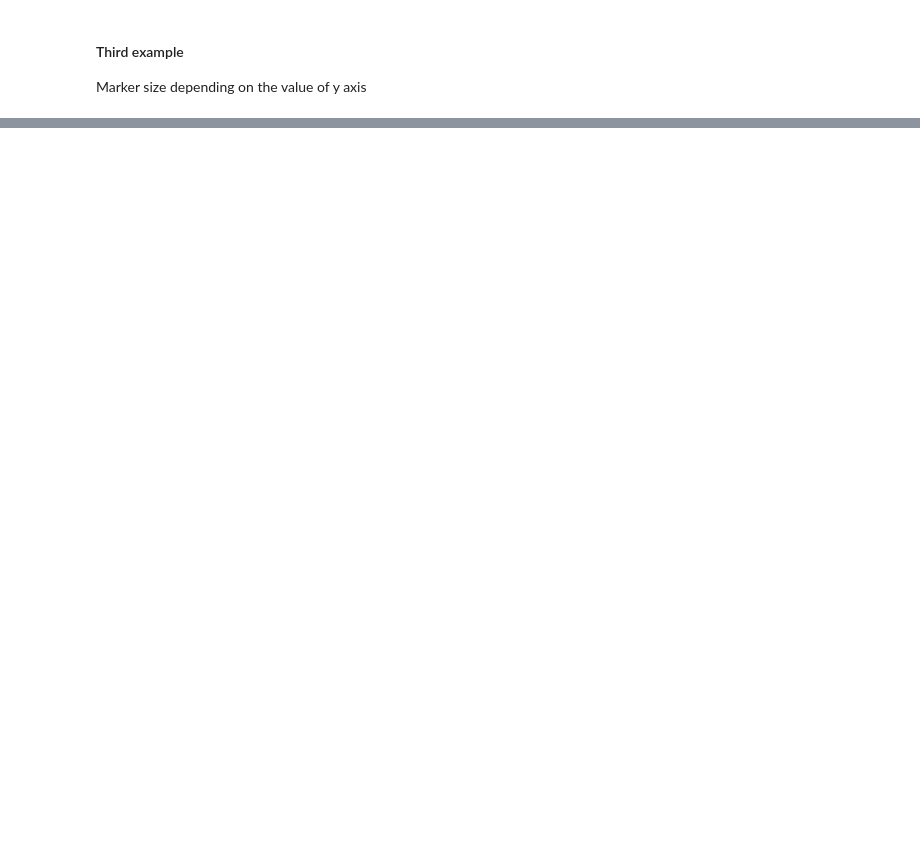
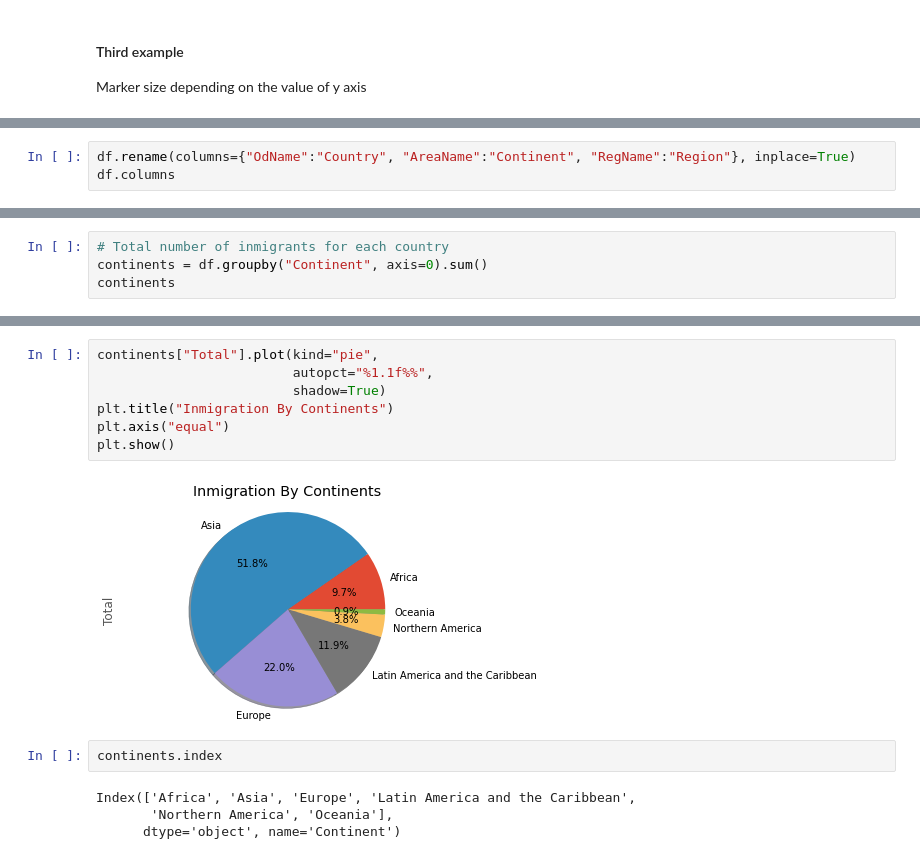
Before and after one commit to abelbg/S04T01-Visualitzacio_Exploratoria, a Jupyter notebook: Matplotlib notes.ipynb, the cells around one changed output, grey strips where cells are left out. Saved outputs shown, nothing was run; the diff lists cells and outputs as text; blank space fills up the shorter version.

```diff
--- a/Matplotlib notes.ipynb
+++ b/Matplotlib notes.ipynb
@@ -181,0 +306,3 @@ plt.show()
+# %%
+df.rename(columns={"OdName":"Country", "AreaName":"Continent", "RegName":"Region"}, inplace=True)
+df.columns
@@ -181,0 +435,4 @@ plt.show()
+# %%
+# Total number of inmigrants for each country
+continents = df.groupby("Continent", axis=0).sum()
+continents
@@ -181,0 +449,15 @@ plt.show()
+# %%
+continents["Total"].plot(kind="pie",
+                         autopct="%1.1f%%",
+                         shadow=True)
+plt.title("Inmigration By Continents")
+plt.axis("equal")
+plt.show()
+# %% [output]
+[figure, added]
+# %%
+continents.index
+# %% [output]
+Index(['Africa', 'Asia', 'Europe', 'Latin America and the Caribbean',
+       'Northern America', 'Oceania'],
+      dtype='object', name='Continent')
```
Also changed, not shown: parts of 42 cells of this notebook.
